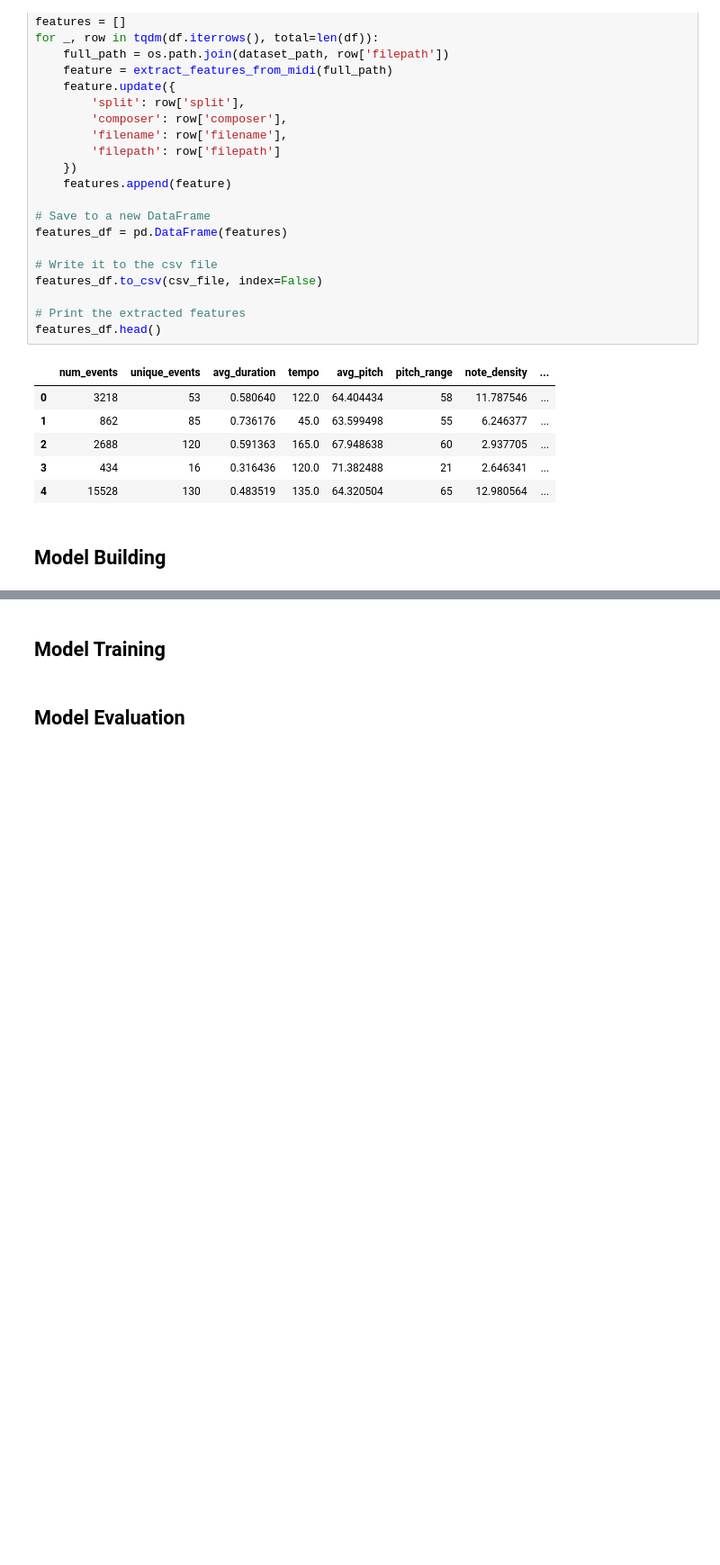
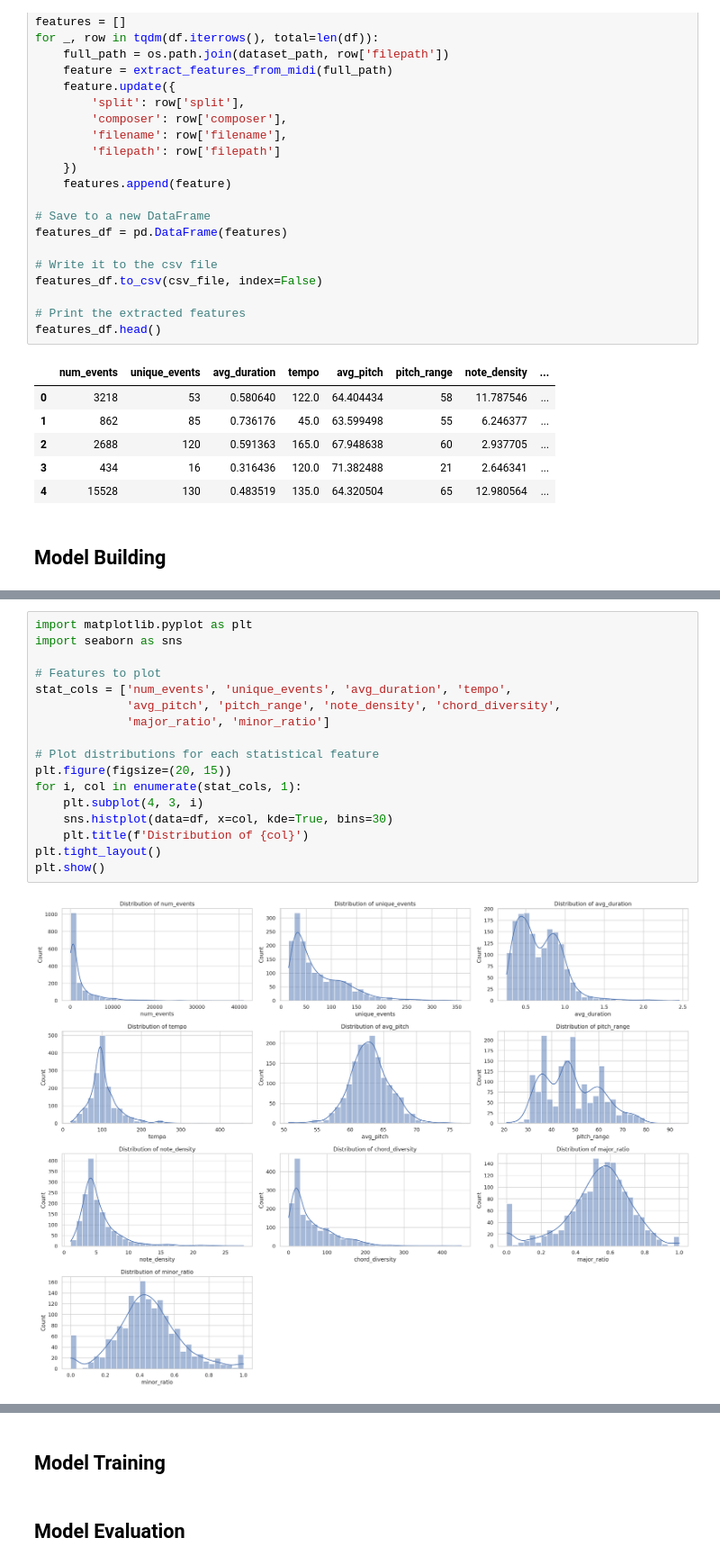
Before and after one commit to santa-dask/Music_Maestro_AI, a Jupyter notebook: AAI-511-IN2-Music_Maestro_AI-Project.ipynb, the cells around one changed output, grey strips where cells are left out. Shown at 90% size. Saved outputs shown, nothing was run; the diff lists cells and outputs as text; blank space fills up the shorter version.

```diff
--- a/AAI-511-IN2-Music_Maestro_AI-Project.ipynb
+++ b/AAI-511-IN2-Music_Maestro_AI-Project.ipynb
@@ -279,0 +383,19 @@ features_df.head()
+# %%
+import matplotlib.pyplot as plt
+import seaborn as sns
+
+# Features to plot
+stat_cols = ['num_events', 'unique_events', 'avg_duration', 'tempo',
+             'avg_pitch', 'pitch_range', 'note_density', 'chord_diversity',
+             'major_ratio', 'minor_ratio']
+
+# Plot distributions for each statistical feature
+plt.figure(figsize=(20, 15))
+for i, col in enumerate(stat_cols, 1):
+    plt.subplot(4, 3, i)
+    sns.histplot(data=df, x=col, kde=True, bins=30)
+    plt.title(f'Distribution of {col}')
+plt.tight_layout()
+plt.show()
+# %% [output]
+[figure, added]
```
Also changed, not shown: parts of 13 cells of this notebook.
